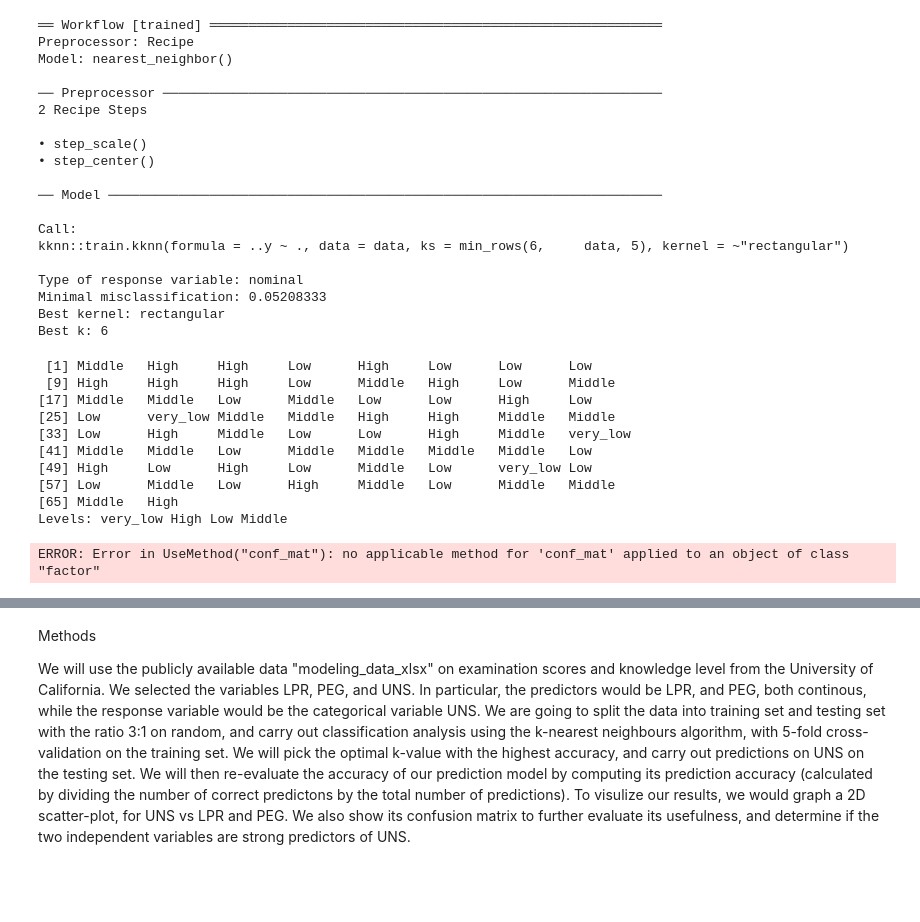
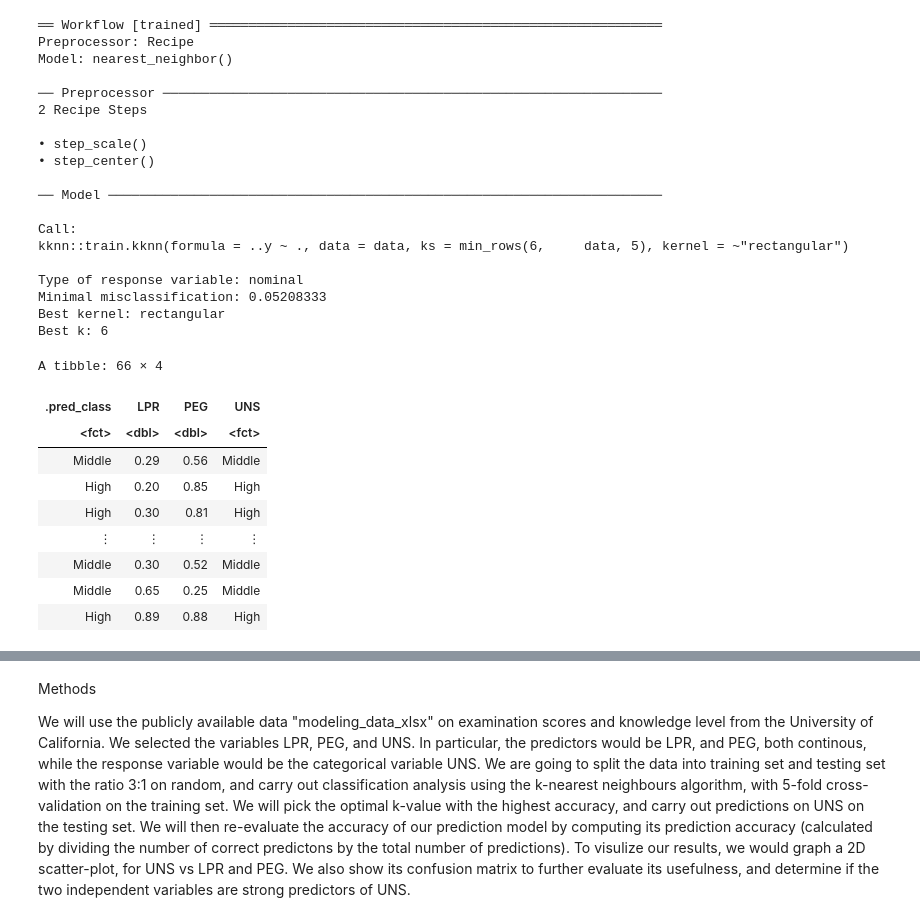
Before and after one commit to Anson-Chan-HK/DSCI-100-2023S1-4-PROJECT, a Jupyter notebook: Actual_project.ipynb, the cells around one changed output, grey strips where cells are left out. Cells and saved outputs as stored; diff of their text form; code cells hidden in the pictures; blank space fills up the shorter version.

```diff
--- a/Actual_project.ipynb
+++ b/Actual_project.ipynb
@@ -329,3 +329,9 @@ A tibble: 21 × 7
 | 91 | accuracy | multiclass | 0.4890298 | 5 | 0.03074111 | Preprocessor1_Model19 |
 | 96 | accuracy | multiclass | 0.4786384 | 5 | 0.02642746 | Preprocessor1_Model20 |
 | 101 | accuracy | multiclass | 0.4785035 | 5 | 0.03159243 | Preprocessor1_Model21 |
+# %%
+k_max_accuracy <- accuracies|>
+        slice(1) |>
+        pull(neighbors)
+
+k_max_accuracy
@@ -343,7 +351,7 @@ accuracies_vs_neighbors
 # %%
 #Choose the optimal K to run the full analyis on test
 
-modeling_spec_2 <- nearest_neighbor(weight_func = "rectangular", neighbors = 6)|>
+modeling_spec_2 <- nearest_neighbor(weight_func = "rectangular", neighbors = k_max_accuracy )|>
         set_engine("kknn") |>
         set_mode("classification")
 
@@ -375,29 +383,22 @@ Best k: 6
 # %%
 
 #Confusion matrix (To be done later)
 
 set.seed(1)
 
 modeling_predict <- modeling_workflow_fit |>
         predict(modeling_testing) |>
-        bind_cols(modeling_testing)|>
-        select(.pred_class) |>
-        pull()
+        bind_cols(modeling_testing)
 
 modeling_predict
-
-modeling_conf_mat <- conf_mat(modeling_predict)
-
-modeling_conf_mat
 # %% [output]
- [1] Middle   High     High     Low      High     Low      Low      Low
- [9] High     High     High     Low      Middle   High     Low      Middle
-[17] Middle   Middle   Low      Middle   Low      Low      High     Low
-[25] Low      very_low Middle   Middle   High     High     Middle   Middle
-[33] Low      High     Middle   Low      Low      High     Middle   very_low
-[41] Middle   Middle   Low      Middle   Middle   Middle   Middle   Low
-[49] High     Low      High     Low      Middle   Low      very_low Low
-[57] Low      Middle   Low      High     Middle   Low      Middle   Middle
-[65] Middle   High
-Levels: very_low High Low Middle
+A tibble: 66 × 4
-ERROR: Error in UseMethod("conf_mat"): no applicable method for 'conf_mat' applied to an object of class "factor"
+| .pred_class | LPR | PEG | UNS |
+| <fct> | <dbl> | <dbl> | <fct> |
+| Middle | 0.29 | 0.56 | Middle |
+| High | 0.20 | 0.85 | High |
+| High | 0.30 | 0.81 | High |
+| ⋮ | ⋮ | ⋮ | ⋮ |
+| Middle | 0.30 | 0.52 | Middle |
+| Middle | 0.65 | 0.25 | Middle |
+| High | 0.89 | 0.88 | High |
```
Also changed, not shown: parts of 3 cells of this notebook.
